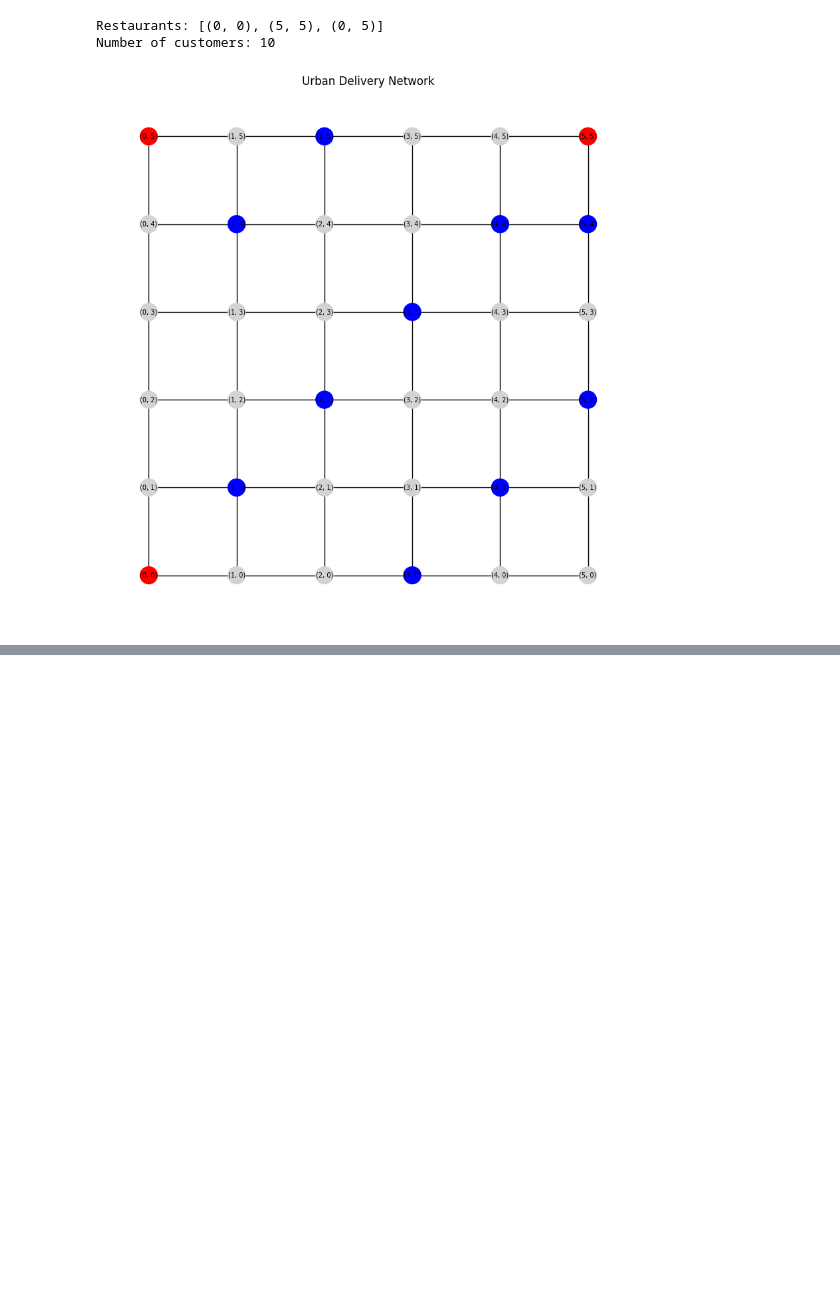
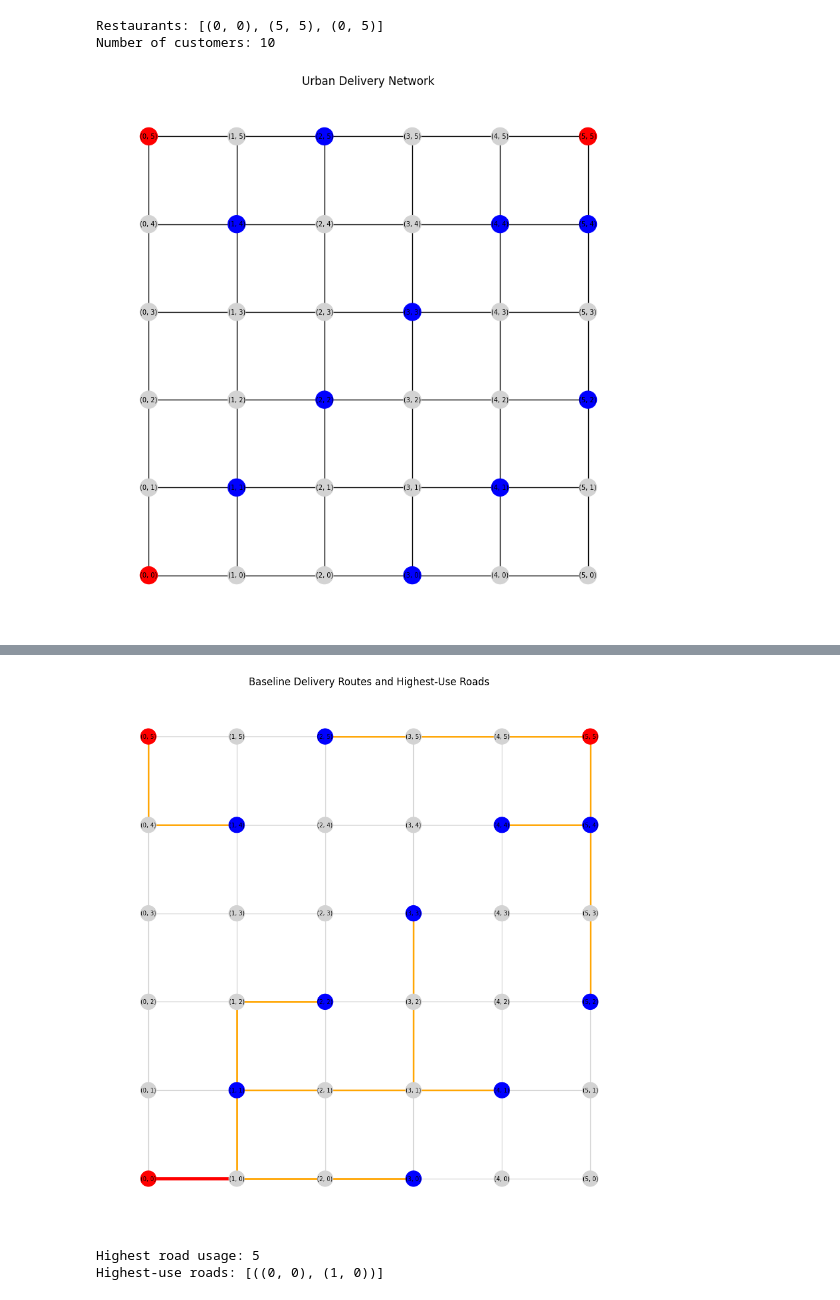
Before and after one commit to naveenswa/CITS4403-Urban-Delivery-Network, a Jupyter notebook: notebooks/checkpoint2_demo.ipynb, the cells around one changed output, grey strips where cells are left out. Cells and saved outputs as stored; diff of their text form; code cells hidden in the pictures; blank space fills up the shorter version.

```diff
--- a/notebooks/checkpoint2_demo.ipynb
+++ b/notebooks/checkpoint2_demo.ipynb
@@ -71,0 +141,15 @@ plt.show()
+# %%
+road_usage = Counter()
+
+for route in baseline_routes.values():
+    for position in range(len(route) - 1):
+        first_node = route[position]
+        second_node = route[position + 1]
+
+        road = tuple(sorted([first_node, second_node]))
+        road_usage[road] += 1
+
+print("Road usage ranking:")
+
+for road, usage_count in road_usage.most_common():
+    print(road, "used by", usage_count, "deliveries")
@@ -71,0 +178,61 @@ plt.show()
+# %%
+highest_usage = max(road_usage.values())
+
+highest_use_roads = []
+
+for road, usage_count in road_usage.items():
+    if usage_count == highest_usage:
+        highest_use_roads.append(road)
+
+baseline_route_roads = set(road_usage.keys())
+
+edge_colours = []
+edge_widths = []
+
+for first_node, second_node in road_network.edges:
+    road = tuple(sorted([first_node, second_node]))
+
+    if road in highest_use_roads:
+        edge_colours.append("red")
+        edge_widths.append(4)
+    elif road in baseline_route_roads:
+        edge_colours.append("orange")
+        edge_widths.append(2)
+    else:
+        edge_colours.append("lightgray")
+        edge_widths.append(1)
+
+node_colours = []
+
+for node in road_network.nodes:
+    if node in restaurants:
+        node_colours.append("red")
+    elif node in customers:
+        node_colours.append("blue")
+    else:
+        node_colours.append("lightgray")
+
+positions = {node: node for node in road_network.nodes}
+
+plt.figure(figsize=(9, 9))
+
+nx.draw(
+    road_network,
+    pos=positions,
+    node_color=node_colours,
+    edge_color=edge_colours,
+    width=edge_widths,
+    node_size=350,
+    with_labels=True,
+    font_size=7
+)
+
+plt.title("Baseline Delivery Routes and Highest-Use Roads")
+plt.show()
+
+print("Highest road usage:", highest_usage)
+print("Highest-use roads:", highest_use_roads)
+# %% [output]
+[figure, added]
+Highest road usage: 5
+Highest-use roads: [((0, 0), (1, 0))]
```
Also changed, not shown: parts of 28 cells of this notebook.
